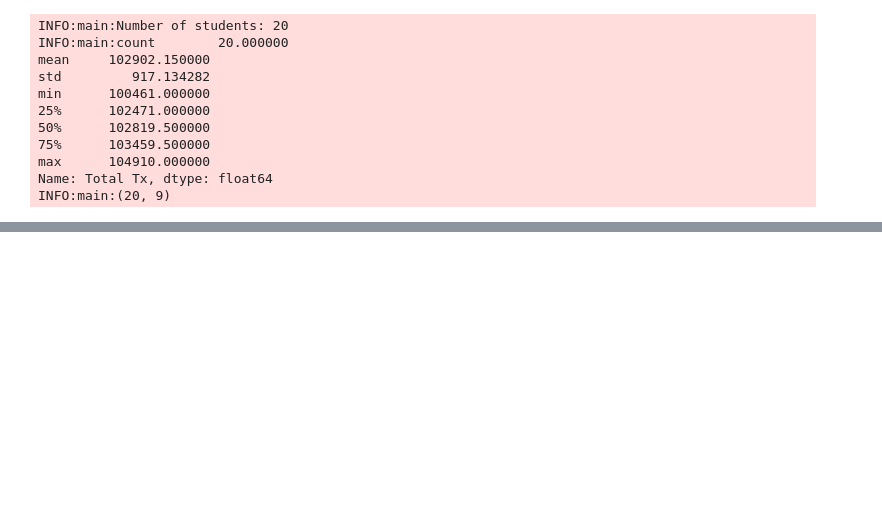
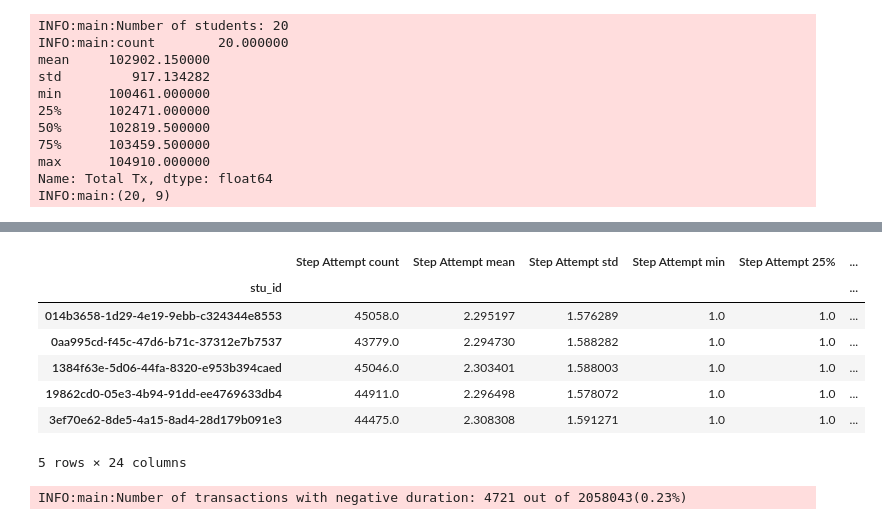
Before and after one commit to stevencdang/MotivSim, a Jupyter notebook: notebooks/SelfEfficacyLearnerTuning.ipynb, the cells around one changed output, grey strips where cells are left out. Drawn from its saved outputs; the diff is of its cells as text; code cells hidden in the pictures; blank space fills up the shorter version.

```diff
--- a/notebooks/SelfEfficacyLearnerTuning.ipynb
+++ b/notebooks/SelfEfficacyLearnerTuning.ipynb
@@ -337,3 +352,0 @@ plt.show()
-# %%
-tx['kc'] = tx['kcs'].apply(lambda x: x[0]['_id'])
-tx.head()
@@ -412,0 +370,19 @@ tx.head(20)
+# %%
+
+stu_prob_stats.head()
+# %% [output]
+|  | Step Attempt count | Step Attempt mean | Step Attempt std | Step Attempt min | Step Attempt 25% | ... |
+| stu_id |  |  |  |  |  | ... |
+| 014b3658-1d29-4e19-9ebb-c324344e8553 | 45058.0 | 2.295197 | 1.576289 | 1.0 | 1.0 | ... |
+| 0aa995cd-f45c-47d6-b71c-37312e7b7537 | 43779.0 | 2.294730 | 1.588282 | 1.0 | 1.0 | ... |
+| 1384f63e-5d06-44fa-8320-e953b394caed | 45046.0 | 2.303401 | 1.588003 | 1.0 | 1.0 | ... |
+| 19862cd0-05e3-4b94-91dd-ee4769633db4 | 44911.0 | 2.296498 | 1.578072 | 1.0 | 1.0 | ... |
+| 3ef70e62-8de5-4a15-8ad4-28d179b091e3 | 44475.0 | 2.308308 | 1.591271 | 1.0 | 1.0 | ... |
+5 rows × 24 columns
+# %%
+# Number of transactions with negative duration
+# This is a sanity check
+count = np.sum(tx['duration'] < 0)
+logger.info("Number of transactions with negative duration: %i out of %i(%.2f%%)" % (count, tx.shape[0], count * 100 / tx.shape[0]))
+# %% [output]
+INFO:main:Number of transactions with negative duration: 4721 out of 2058043(0.23%)
```
Also changed, not shown: parts of 15 cells of this notebook.
